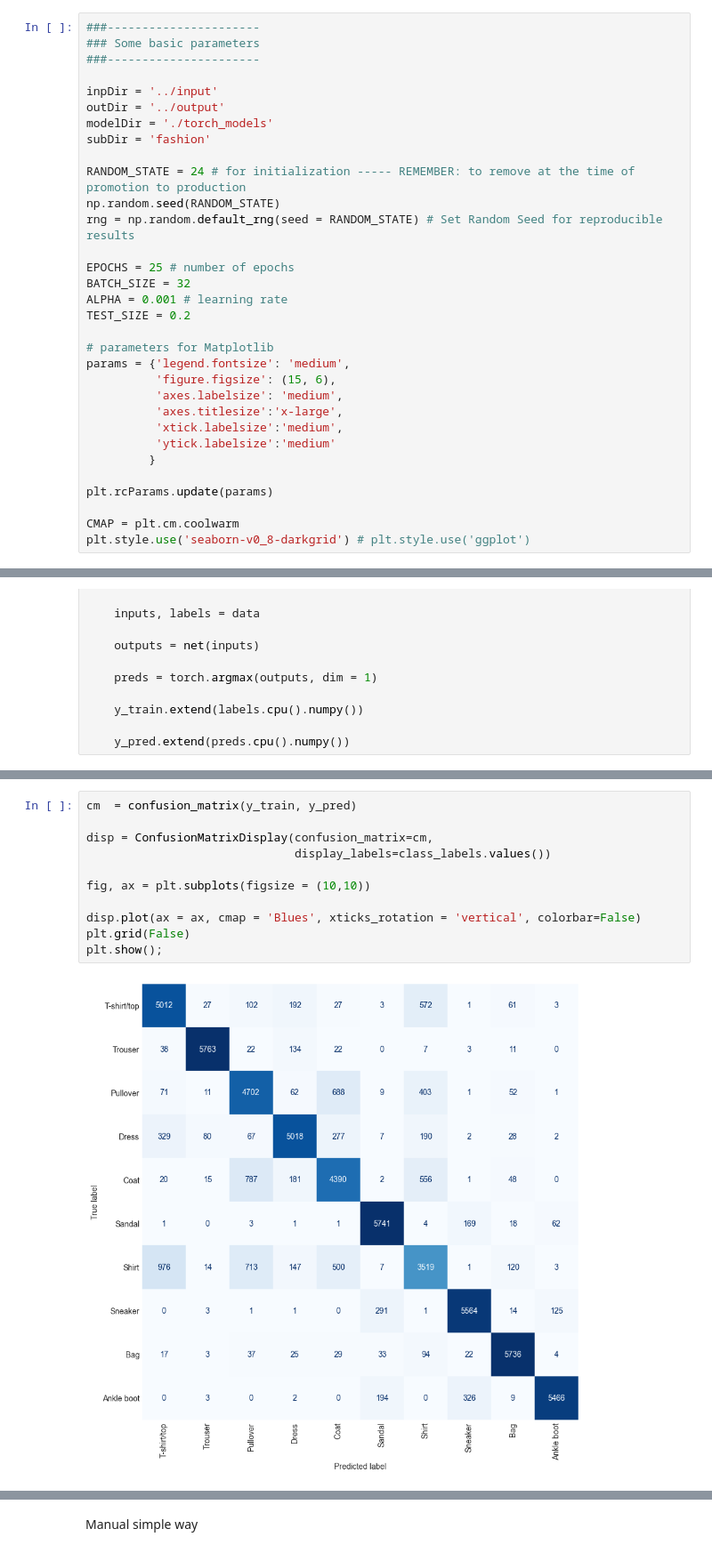
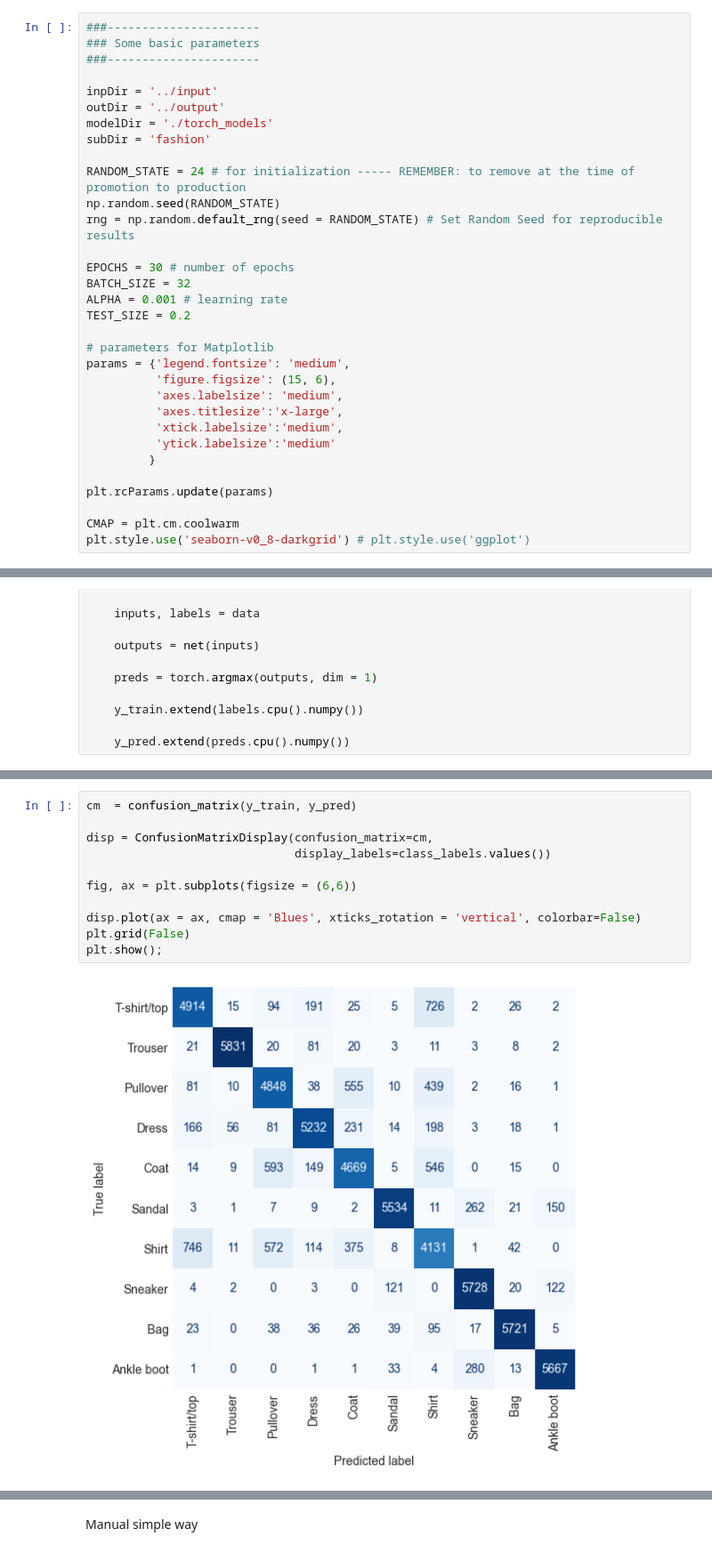
Before and after one commit to KunalKurve/Deep-Learning, a Jupyter notebook: Lecture/Day 7/Fashion_SIngleton_pytorch_batch_normalization.ipynb, the cells around one changed output, grey strips where cells are left out. Shown: that part at 89% size. Drawn from its saved outputs; the diff is of its cells as text.

```diff
--- a/Lecture/Day 7/Fashion_SIngleton_pytorch_batch_normalization.ipynb
+++ b/Lecture/Day 7/Fashion_SIngleton_pytorch_batch_normalization.ipynb
@@ -45,7 +56,7 @@ RANDOM_STATE = 24 # for initialization ----- REMEMBER: to remove at the time of
 np.random.seed(RANDOM_STATE)
 rng = np.random.default_rng(seed = RANDOM_STATE) # Set Random Seed for reproducible  results
 
-EPOCHS = 25 # number of epochs
+EPOCHS = 30 # number of epochs
 BATCH_SIZE = 32
 ALPHA = 0.001 # learning rate
 TEST_SIZE = 0.2
@@ -455,16 +470,16 @@ weighted avg       0.85      0.85      0.85     60000
 # %%
 cm  = confusion_matrix(y_train, y_pred)
 
 disp = ConfusionMatrixDisplay(confusion_matrix=cm,
                               display_labels=class_labels.values())
 
-fig, ax = plt.subplots(figsize = (10,10))
+fig, ax = plt.subplots(figsize = (6,6))
 
 disp.plot(ax = ax, cmap = 'Blues', xticks_rotation = 'vertical', colorbar=False)
 plt.grid(False)
 plt.show();
 # %% [output]
-[figure, old version]
+[figure, new version]
 # %%
 y_test = []
 y_pred = []
```
Also changed, not shown: parts of 13 cells of this notebook, 2 other files.
